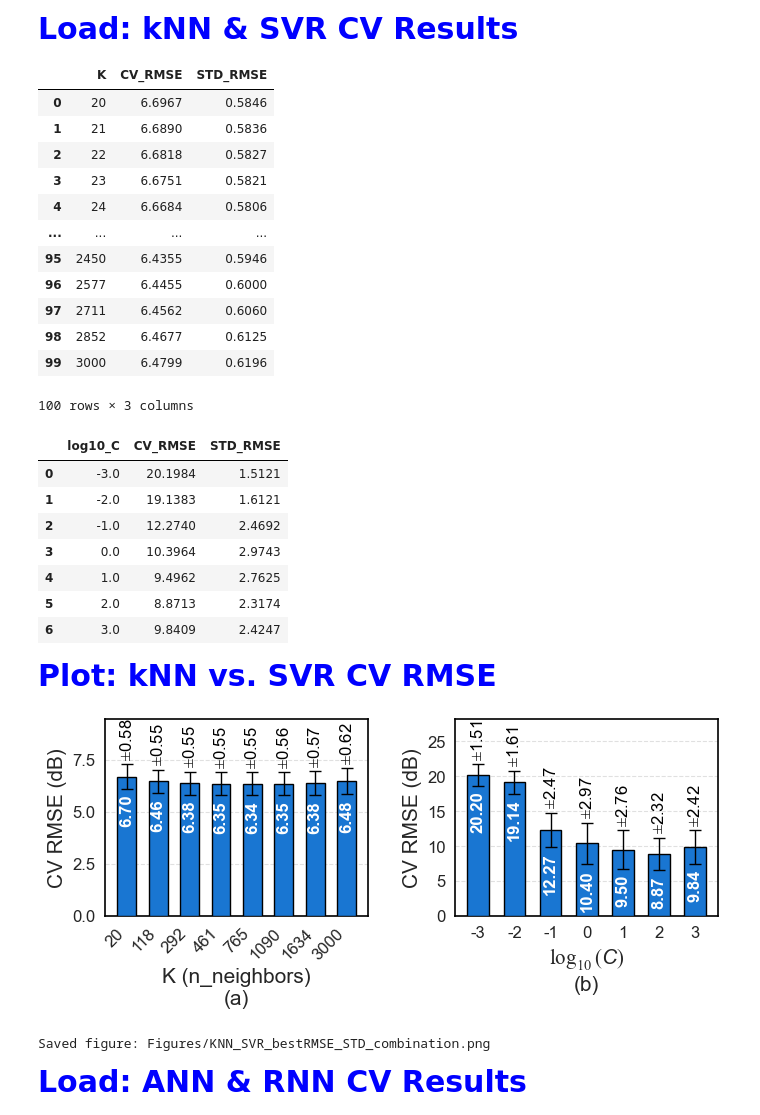
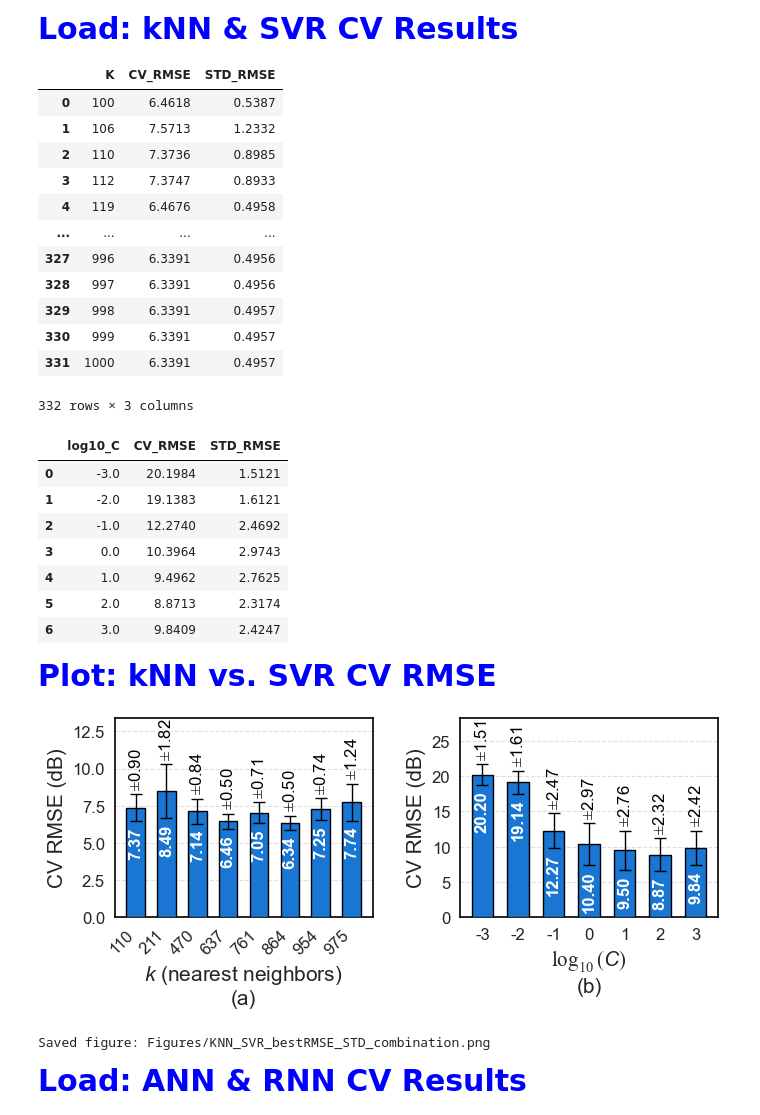
Before and after one commit to nahshonmokua/LoRaWAN-IndoorPathLossModeling-ML, a Jupyter notebook: 12_General_Comparisons.ipynb, the cells around one changed output. Cells and saved outputs as stored; diff of their text form; code cells hidden in the pictures.

```diff
--- a/12_General_Comparisons.ipynb
+++ b/12_General_Comparisons.ipynb
@@ -34,9 +34,9 @@ CV_RESULTS_PATHS = {  # RF / XGBoost / LightGBM Bayesian CV results
 MAX_DEPTH_CAP = 10  # full max_depth search range for RF/XGBoost/LightGBM (Integer(1, 10));
                      # depths  plotted are chosen in the plotting cell
 
-# Wide-range kNN sweep from 06a_kNN.ipynb (K=20-3000, fold-level rows), not the original
-# narrow BayesSearchCV cv_results_ table (K=20-300) -- see the loading cell for the schema.
-KNN_CV_RESULTS_PATH = os.path.join(CV_RESULTS_DIR, "knn_cv_k_weighting_scan.csv")
+# Joint 5-param BayesSearchCV re-search from 06_kNN.ipynb (K=100-1000; metric/weights/scaler/
+# power searched jointly, not a fixed grid) -- raw cv_results_ table, one row per candidate.
+KNN_CV_RESULTS_PATH = os.path.join(CV_RESULTS_DIR, "knn_bayes_cv_results.csv")
 SVR_C_SWEEP_PATH    = os.path.join(CV_RESULTS_DIR, "svr_c_sweep_cv.csv")
 
 ANN_BEST_PROFILE_PATH = os.path.join(CV_RESULTS_DIR, "ann_compact_best_profile_per_architecture.csv")
@@ -328,25 +328,6 @@ def best_per_param(cv_results_path, param_col, out_name, param_cast=float):
     return pd.DataFrame(rows)
 
 
-def load_knn_wide_sweep(cv_results_path, weighting="uniform"):
-    """Mean/SD CV RMSE per K, from 06a_kNN.ipynb's wide-range fold-level sweep
-    (columns: fold, K, weighting, rmse, r2) -- a different schema from the raw
-    BayesSearchCV cv_results_ tables used by best_per_param above."""
-    if not os.path.exists(cv_results_path):
-        raise FileNotFoundError(f"Missing CV results file: {cv_results_path}")
-
-    df = pd.read_csv(cv_results_path)
-    required_cols = {"K", "weighting", "rmse"}
-    missing = required_cols - set(df.columns)
-    if missing:
-        raise KeyError(f"{cv_results_path} is missing columns: {sorted(missing)}")
-
-    df = df[df["weighting"] == weighting]
-    agg = df.groupby("K")["rmse"].agg(["mean", "std"]).reset_index()
-    agg.columns = ["K", "CV_RMSE", "STD_RMSE"]
-    return agg.sort_values("K").reset_index(drop=True)
-
-
 def load_svr_c_sweep(c_sweep_path):
     """Best CV RMSE and its SD per C, from the SVR C-sensitivity sweep table
     (already one row per C, unlike the raw BayesSearchCV cv_results_ tables)."""
@@ -367,26 +348,27 @@ def load_svr_c_sweep(c_sweep_path):
     return out.sort_values("log10_C").reset_index(drop=True)
 
 
-# Best-per-K summary for kNN (wide-range sweep, uniform weighting), best-per-C summary for SVR
-cv_knn_df = load_knn_wide_sweep(KNN_CV_RESULTS_PATH, weighting="uniform")
+# Best-per-K summary for kNN (best RMSE per K across the joint Bayesian search, whichever
+# weights/metric/scaler won at that K), best-per-C summary for SVR
+cv_knn_df = best_per_param(KNN_CV_RESULTS_PATH, "param_knn__n_neighbors", "K", param_cast=int)
 cv_svr_df = load_svr_c_sweep(SVR_C_SWEEP_PATH)
 
 display(cv_knn_df.round(4))
 display(cv_svr_df.round(4))
 # %% [output]
 |  | K | CV_RMSE | STD_RMSE |
-| 0 | 20 | 6.6967 | 0.5846 |
-| 1 | 21 | 6.6890 | 0.5836 |
-| 2 | 22 | 6.6818 | 0.5827 |
-| 3 | 23 | 6.6751 | 0.5821 |
-| 4 | 24 | 6.6684 | 0.5806 |
+| 0 | 100 | 6.4618 | 0.5387 |
+| 1 | 106 | 7.5713 | 1.2332 |
+| 2 | 110 | 7.3736 | 0.8985 |
+| 3 | 112 | 7.3747 | 0.8933 |
+| 4 | 119 | 6.4676 | 0.4958 |
 | ... | ... | ... | ... |
-| 95 | 2450 | 6.4355 | 0.5946 |
-| 96 | 2577 | 6.4455 | 0.6000 |
-| 97 | 2711 | 6.4562 | 0.6060 |
-| 98 | 2852 | 6.4677 | 0.6125 |
-| 99 | 3000 | 6.4799 | 0.6196 |
+| 327 | 996 | 6.3391 | 0.4956 |
+| 328 | 997 | 6.3391 | 0.4956 |
+| 329 | 998 | 6.3391 | 0.4957 |
+| 330 | 999 | 6.3391 | 0.4957 |
+| 331 | 1000 | 6.3391 | 0.4957 |
-100 rows × 3 columns
+332 rows × 3 columns
 |  | log10_C | CV_RMSE | STD_RMSE |
 | 0 | -3.0 | 20.1984 | 1.5121 |
 | 1 | -2.0 | 19.1383 | 1.6121 |
@@ -408,7 +390,7 @@ y_tick_step   = 5
 yk_tick_step  = 2.5
 
 # Selected K / log10(C) values  to appear on each panel.
-SELECTED_K       = [20, 118, 292, 461, 765, 1090, 1634, 3000]
+SELECTED_K       = [110, 211, 470, 637, 761, 864, 954, 975]
 SELECTED_LOG10_C = sorted(cv_svr_df["log10_C"].round().astype(int).unique())
 
 fig, (ax_knn, ax_svr) = plt.subplots(1, 2, figsize=(7, 3.2))
@@ -443,7 +425,7 @@ ax_knn.set_xticklabels(
 y_top_knn = float((knn_plot_df["CV_RMSE"] + knn_plot_df["STD_RMSE"]).max())
 ax_knn.set_ylim(0, y_top_knn * 1.3)
 ax_knn.yaxis.set_major_locator(MultipleLocator(yk_tick_step))
-style_panel(ax_knn, "K (n_neighbors)", "(a)")
+style_panel(ax_knn, "$k$ (nearest neighbors)", "(a)")
 
 #  SVR panel
 svr_plot_df = (
@@ -458,34 +440,34 @@ x_svr = np.arange(len(svr_plot_df))
 ax_svr.bar(
     x_svr,
     svr_plot_df["CV_RMSE"],
     width=0.6,
     yerr=svr_plot_df["STD_RMSE"],
     capsize=4,
     color=bar_color,
     edgecolor="black",
     linewidth=1,
     zorder=3,
     error_kw=dict(elinewidth=1, capthick=1),
 )
 for xi, cv, sd in zip(x_svr, svr_plot_df["CV_RMSE"], svr_plot_df["STD_RMSE"]):
     annotate_bar(ax_svr, xi, cv, sd)
 
 ax_svr.set_xticks(x_svr)
 ax_svr.set_xticklabels([f"{v:.0f}" for v in svr_plot_df["log10_C"]], fontsize=tick_fontsize)
 y_top_svr = float((svr_plot_df["CV_RMSE"] + svr_plot_df["STD_RMSE"]).max())
 ax_svr.set_ylim(0, y_top_svr * 1.3)
 ax_svr.yaxis.set_major_locator(MultipleLocator(y_tick_step))
 style_panel(ax_svr, r"$\log_{10}(C)$", "(b)")
 
 fig.tight_layout(w_pad=2.5) # gap between the two panels
 
 fig_path = os.path.join(FIGURES_DIR, "KNN_SVR_bestRMSE_STD_combination.png")
 plt.savefig(fig_path, dpi=600, bbox_inches="tight", pad_inches=0.03)
 
 plt.show()
 print(f"Saved figure: {fig_path}")
 # %% [output]
-[figure, old version]
+[figure, new version]
 Saved figure: Figures/KNN_SVR_bestRMSE_STD_combination.png
 # %% [markdown]
 <p style="font-family: 'Courier New', Courier, monospace; font-size: 30px; font-weight: bold; color: blue;  text-align: left;">
```
Also changed, not shown: 3 other files.
